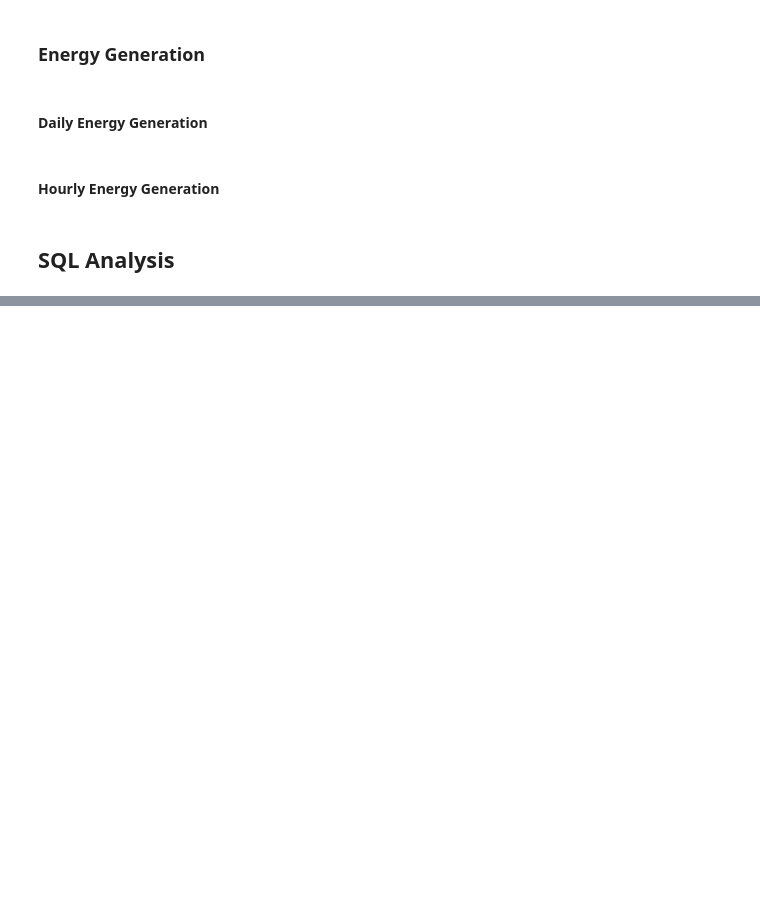
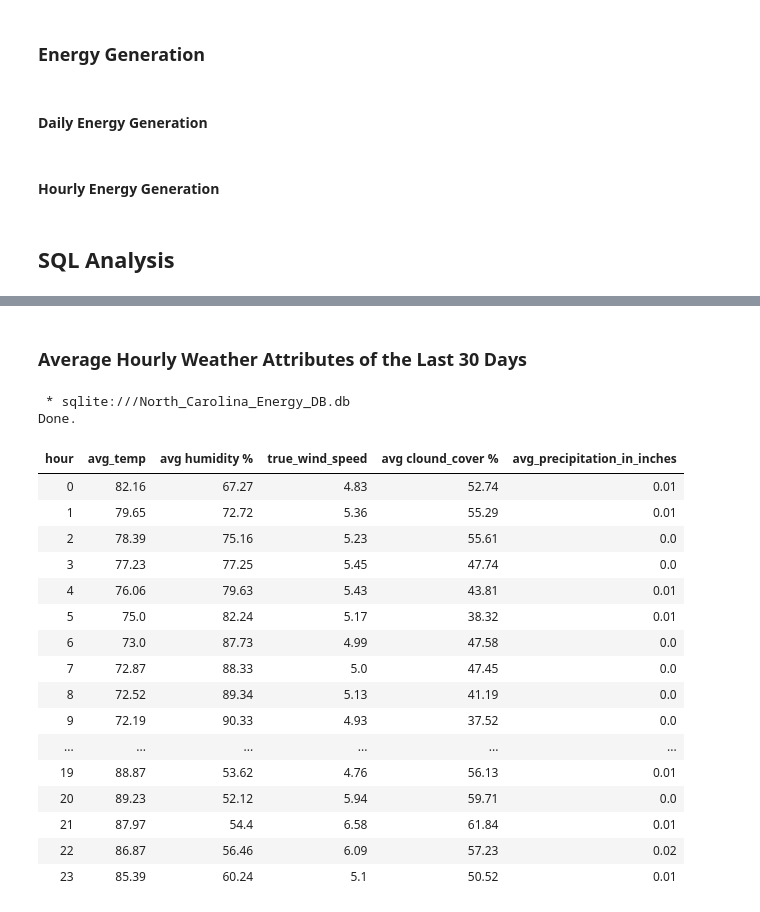
Before and after one commit to HerbSneed/energy_analysis_of_the_carolinas, a Jupyter notebook: north_carolina_energy_analysis.ipynb, the cells around one changed output, grey strips where cells are left out. Saved outputs shown, nothing was run; the diff lists cells and outputs as text; code cells hidden in the pictures; blank space fills up the shorter version.

```diff
--- a/north_carolina_energy_analysis.ipynb
+++ b/north_carolina_energy_analysis.ipynb
@@ -301,2 +350,32 @@ eia_hourly_generation_df.to_sql("NC_HOURLY_ENERGY_GENERATION_DATA", conn, if_exi
+# %% [markdown]
+### Average Hourly Weather Attributes of the Last 30 Days
 # %%
-%sql select * from NC_HOURLY_WEATHER_DATA order by date asc limit 24;
+%%sql
+select
+    hour,
+    round(avg([temperature]),2) as avg_temp,
+    round(avg("humidity %"),2) as "avg humidity %",
+    round(avg([wind speed (mph)]),2) as true_wind_speed,
+    round(avg("cloud cover %"),2) as "avg clound_cover %",
+    round(avg([precipitation (inches)]),2) as avg_precipitation_in_inches
+from NC_HOURLY_WEATHER_DATA group by hour;
+# %% [output]
+ * sqlite:///North_Carolina_Energy_DB.db
+Done.
+| hour | avg_temp | avg humidity % | true_wind_speed | avg clound_cover % | avg_precipitation_in_inches |
+| 0 | 82.16 | 67.27 | 4.83 | 52.74 | 0.01 |
+| 1 | 79.65 | 72.72 | 5.36 | 55.29 | 0.01 |
+| 2 | 78.39 | 75.16 | 5.23 | 55.61 | 0.0 |
+| 3 | 77.23 | 77.25 | 5.45 | 47.74 | 0.0 |
+| 4 | 76.06 | 79.63 | 5.43 | 43.81 | 0.01 |
+| 5 | 75.0 | 82.24 | 5.17 | 38.32 | 0.01 |
+| 6 | 73.0 | 87.73 | 4.99 | 47.58 | 0.0 |
+| 7 | 72.87 | 88.33 | 5.0 | 47.45 | 0.0 |
+| 8 | 72.52 | 89.34 | 5.13 | 41.19 | 0.0 |
+| 9 | 72.19 | 90.33 | 4.93 | 37.52 | 0.0 |
+| ... | ... | ... | ... | ... | ... |
+| 19 | 88.87 | 53.62 | 4.76 | 56.13 | 0.01 |
+| 20 | 89.23 | 52.12 | 5.94 | 59.71 | 0.0 |
+| 21 | 87.97 | 54.4 | 6.58 | 61.84 | 0.01 |
+| 22 | 86.87 | 56.46 | 6.09 | 57.23 | 0.02 |
+| 23 | 85.39 | 60.24 | 5.1 | 50.52 | 0.01 |
```
Also changed, not shown: parts of 18 cells of this notebook, 2 other files.
